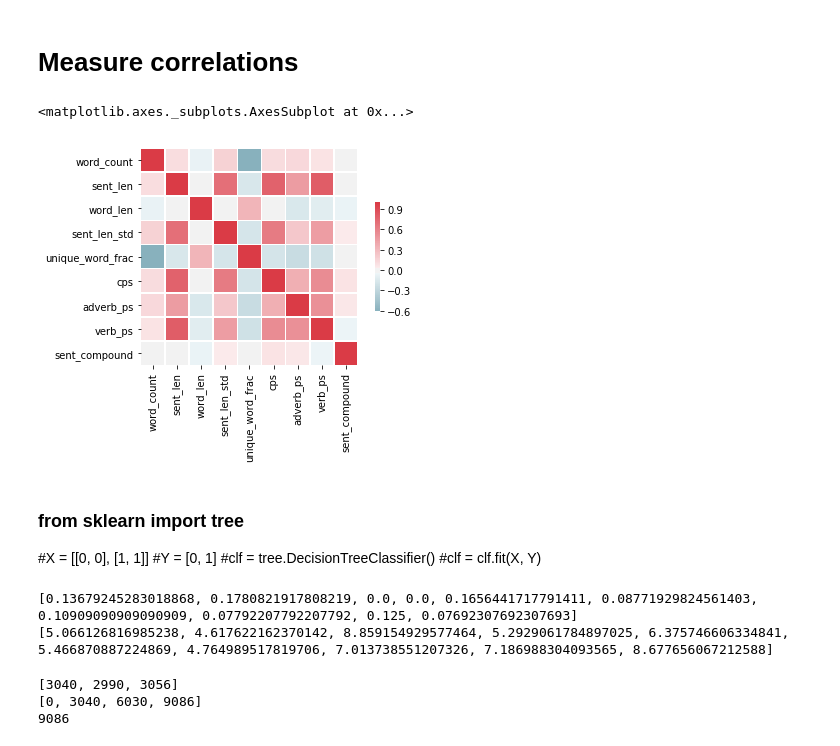
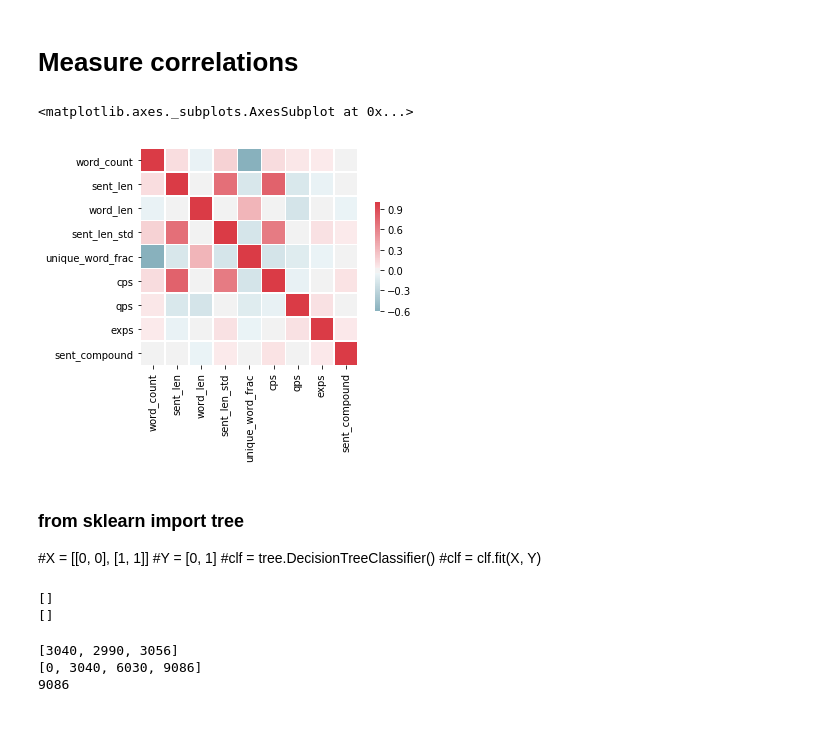
Before and after one commit to jwymbs23/insight, a Jupyter notebook: eda_news_articles.ipynb, the cells around one changed output. Drawn from its saved outputs; the diff is of its cells as text; code cells hidden in the pictures.

```diff
--- a/eda_news_articles.ipynb
+++ b/eda_news_articles.ipynb
@@ -496,36 +501,36 @@ nyt_feature_df = pd.DataFrame(
      'unique_word_frac': breit.unique_word_frac,
      'cps': breit.cps,
      'qps': breit.qps,
      'exps': breit.exps,
-     'adverb_ps': [float(sum(dict_vals.values())/sl) for dict_vals, sl in zip(breit.adverb_count, breit.sent_count)],
-     'verb_ps': [float(sum(dict_vals.values())/sl) for dict_vals, sl in zip(breit.verb_count, breit.sent_count)],
+     #'adverb_ps': [float(sum(dict_vals.values())/sl) for dict_vals, sl in zip(breit.adverb_count, breit.sent_count)],
+     #'verb_ps': [float(sum(dict_vals.values())/sl) for dict_vals, sl in zip(breit.verb_count, breit.sent_count)],
      'sent_compound': [vec[0] for vec in breit.sentiment_vec]
     })
 
 #wc += i.word_count
 #sent_len += i.sent_len
 #word_len += i.word_len
 #sent_len_std += i.sent_len_std
 #unique_word_frac += i.unique_word_frac
 #cps += i.cps
 #adverb_ps += [float(sum(dict_vals.values())/sl) for dict_vals, sl in zip(i.adverb_count, i.sent_count)]
 #sup_adv_ps += [float(dict_vals['WRB']/sl) for dict_vals, sl in zip(i.adverb_count, i.sent_count)]
 #verb_ps += [float(dict_vals['VBZ']/sl) for dict_vals, sl in zip(i.verb_count, i.sent_count)]
 #sent_compound += [vec[2] if vec[1] + vec[3] == 0 else vec[2]/(vec[1] + vec[3]) for vec in i.sentiment_vec]
 
 corr = nyt_feature_df.corr()
 
 mask = np.zeros_like(corr, dtype=np.bool)
 mask[np.triu_indices_from(mask)] = True
 
 cmap = sns.diverging_palette(220, 10, as_cmap=True)
 
 # Draw the heatmap with the mask and correct aspect ratio
 sns.heatmap(corr,cmap=cmap, center=0,
             square=True, linewidths=.5, cbar_kws={"shrink": .5})
 # %% [output]
 <matplotlib.axes._subplots.AxesSubplot at 0x...>
-[figure, old version]
+[figure, new version]
 # %% [markdown]
 ### from sklearn import tree
 #X = [[0, 0], [1, 1]]
@@ -540,6 +545,8 @@ sent_len_std = []
 unique_word_frac = []
 word_len = []
 cps = []
+qps = []
+exps = []
 adverb_ps = []
 sup_adv_ps = []
 verb_ps = []
@@ -554,10 +561,12 @@ for i in [nyt, breit, wapo]:
     sent_len_std += i.sent_len_std
     unique_word_frac += i.unique_word_frac
     cps += i.cps
-    adverb_ps += [float(sum(dict_vals.values())/sl) for dict_vals, sl in zip(i.adverb_count, i.sent_count)]
-    sup_adv_ps += [float(dict_vals['WRB']/sl) for dict_vals, sl in zip(i.adverb_count, i.sent_count)]
-    verb_ps += [float(dict_vals['VBZ']/sl) for dict_vals, sl in zip(i.verb_count, i.sent_count)]
-    sent_compound += [vec[2] if vec[1] + vec[3] == 0 else vec[2]/(vec[1] + vec[3]) for vec in i.sentiment_vec]
+    qps += i.qps
+    exps += i.exps
+    #adverb_ps += [float(sum(dict_vals.values())/sl) for dict_vals, sl in zip(i.adverb_count, i.sent_count)]
+    #sup_adv_ps += [float(dict_vals['WRB']/sl) for dict_vals, sl in zip(i.adverb_count, i.sent_count)]
+    #verb_ps += [float(dict_vals['VBZ']/sl) for dict_vals, sl in zip(i.verb_count, i.sent_count)]
+    #sent_compound += [vec[2] if vec[1] + vec[3] == 0 else vec[2]/(vec[1] + vec[3]) for vec in i.sentiment_vec]
 print(sup_adv_ps[:10])
 print(sent_compound[:10])
 #print(nyt.adverb_count)
@@ -570,8 +579,8 @@ print(sent_compound[:10])
 #cps = nyt_cps + breit_cps + wapo_cps
 #print(len(wc), len(word_length))
 # %% [output]
-[0.13679245283018868, 0.1780821917808219, 0.0, 0.0, 0.1656441717791411, 0.08771929824561403, 0.10909090909090909, 0.07792207792207792, 0.125, 0.07692307692307693]
-[5.066126816985238, 4.617622162370142, 8.859154929577464, 5.2929061784897025, 6.375746606334841, 5.466870887224869, 4.764989517819706, 7.013738551207326, 7.186988304093565, 8.677656067212588]
+[]
+[]
 # %%
 #combine features
 X = [[i, j, k, l, m, n, o] for i, j, k, l, m, n, o in zip(
```
Also changed, not shown: parts of 13 cells of this notebook.
